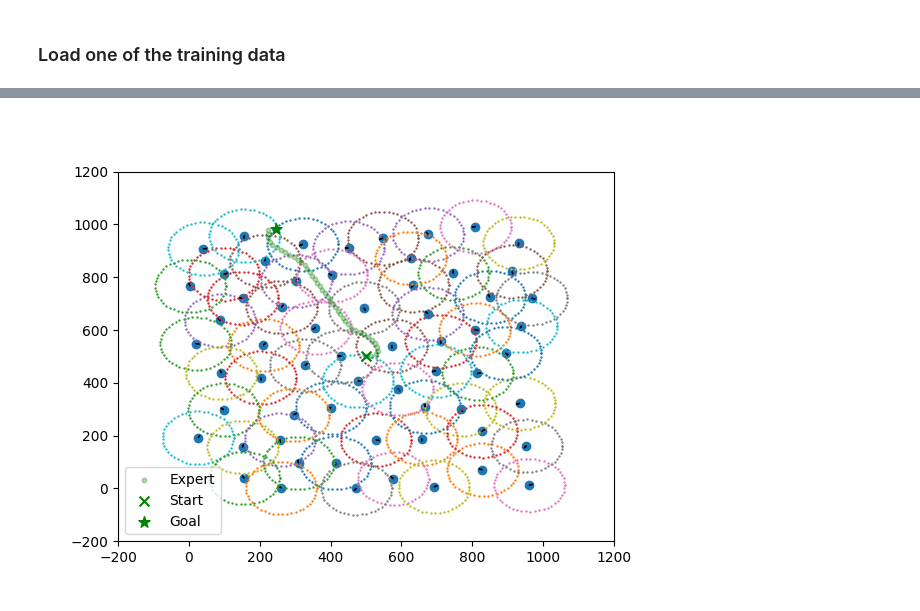
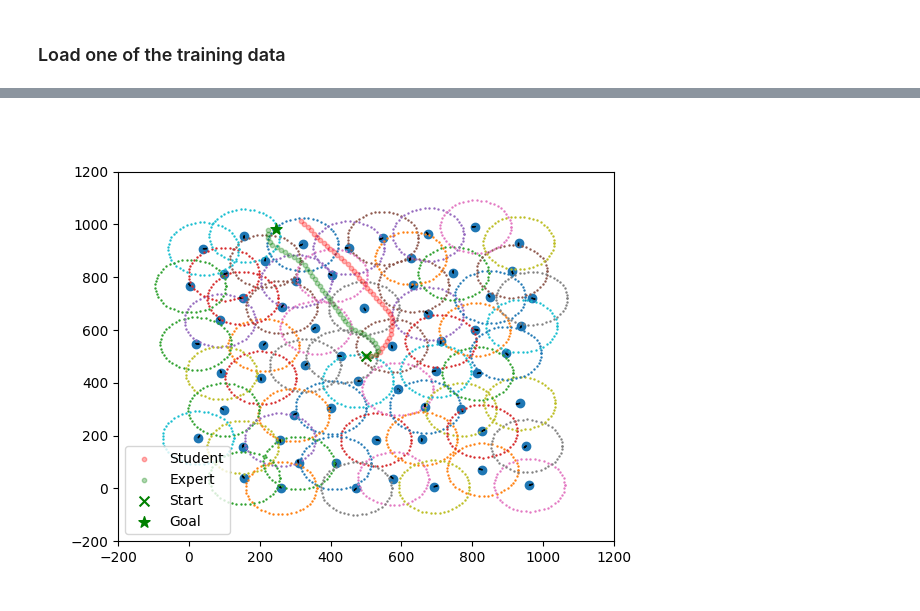
Before and after one commit to lucas-yyy000/CORL, a Jupyter notebook: notebooks/bc_policy_investigation.ipynb, the cells around one changed output, grey strips where cells are left out. Cells and saved outputs as stored; diff of their text form; code cells hidden in the pictures.

```diff
--- a/notebooks/bc_policy_investigation.ipynb
+++ b/notebooks/bc_policy_investigation.ipynb
@@ -28,7 +27,7 @@ from utils import *
 # %%
 checkpoints_path = "/home/lucas/Workspace/CORL/out"
 run_name = "BC-evasion-v2"
-model_dict = torch.load(os.path.join(checkpoints_path, run_name, "checkpoint_999999.pt"))
+model_dict = torch.load(os.path.join(checkpoints_path, run_name, "checkpoint_3049999.pt"))
 # %%
 with open(os.path.join(checkpoints_path, run_name, "config.yaml"),"r") as file_object:
     config = yaml.load(file_object,Loader=yaml.SafeLoader)
@@ -42,12 +41,12 @@ action_space = gym.spaces.Box(low=-1.0, high=1.0, shape=(action_dim,))
 map_size = config['env']['map_size']
 if config['env']['observation']['goal_direction_normalized']:
     observation_space= gym.spaces.Dict({"heat_map": gym.spaces.Box(0, 255, observation_img_size),
-                            "goal_direction": gym.spaces.Box(-1, 1, shape=(2,)),
-                            'time_spent': gym.spaces.Box(low=1.0, high=np.inf, shape=(1,))})
+                            "goal_direction": gym.spaces.Box(-1, 1, shape=(2,))})
+                            # 'time_spent': gym.spaces.Box(low=1.0, high=np.inf, shape=(1,))})
 else:
     observation_space= gym.spaces.Dict({"heat_map": gym.spaces.Box(0, 255, observation_img_size),
-                            "goal_direction": gym.spaces.Box(-map_size / 2.0, map_size / 2.0, shape=(2,)),
-                            'time_spent': gym.spaces.Box(low=1.0, high=np.inf, shape=(1,))})
+                            "goal_direction": gym.spaces.Box(-map_size / 2.0, map_size / 2.0, shape=(2,))})
+                            # 'time_spent': gym.spaces.Box(low=1.0, high=np.inf, shape=(1,))})
 # %%
 model_dict
 # %% [output]
@@ -171,17 +167,17 @@ plt.show()
 # %%
 plt.close()
 fig, ax = plt.subplots()
 visualiza_radar_config(radar_locs, radar_orientations, radius=radar_radius, xlim=[0, map_size], ylim=[0, map_size])
 
 
-# ax.scatter(trajectory[:, 0], trajectory[:, 1], s=10, c='r', alpha=0.3, label='Student')
+ax.scatter(trajectory[:, 0], trajectory[:, 1], s=10, c='r', alpha=0.3, label='Student')
 ax.scatter(episode_dict['state_history'][:, 0], episode_dict['state_history'][:, 1], s=10, c='g', alpha=0.3, label='Expert')
 ax.scatter(episode_dict['start_state'][0], episode_dict['start_state'][1], s=50, c='g', marker='x', label="Start")
 ax.scatter(goal_location[0], goal_location[1], s=70, c='g', marker='*', label='Goal')
 
 ax.set_xlim(-200, 1.2*map_size)
 ax.set_ylim(-200, 1.2*map_size)
 ax.legend()
 plt.show()
 # %% [output]
-[figure, old version]
+[figure, new version]
```
Also changed, not shown: parts of 7 cells of this notebook, 5 other files.
